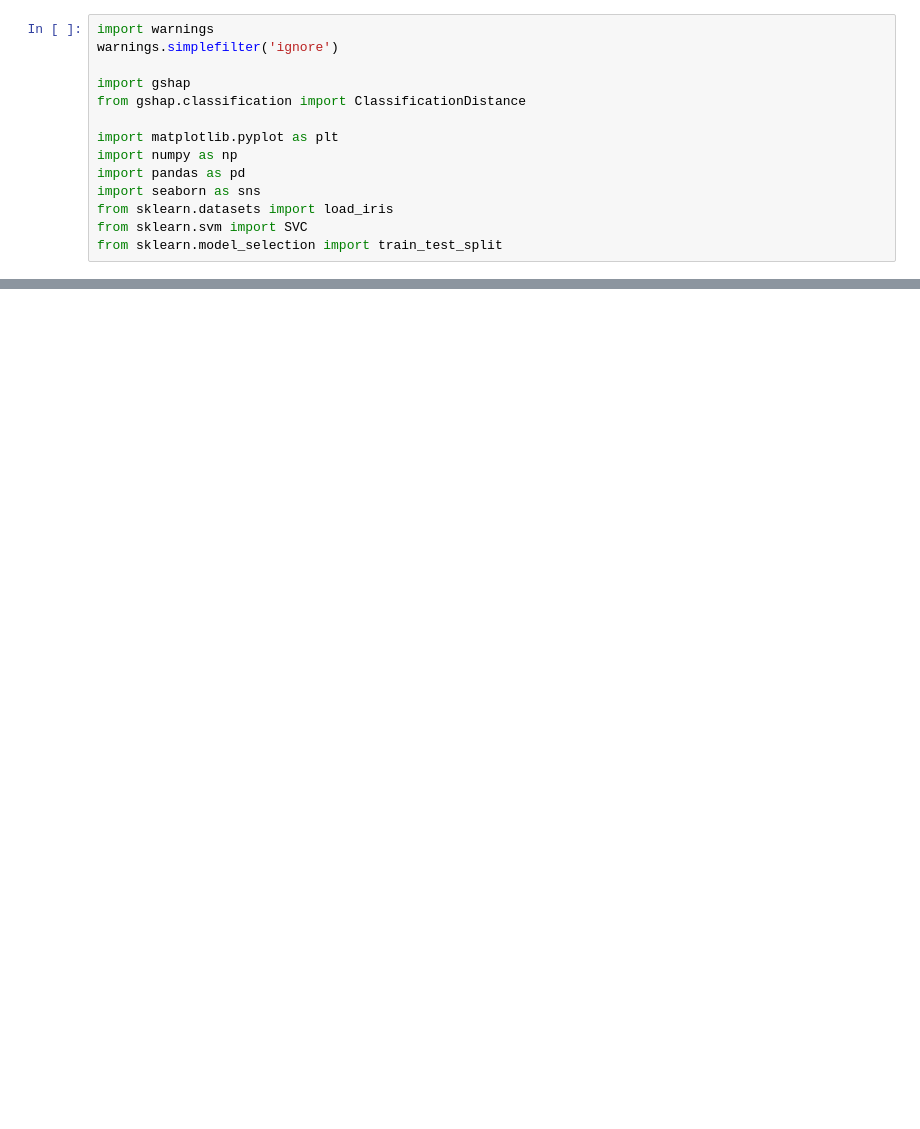
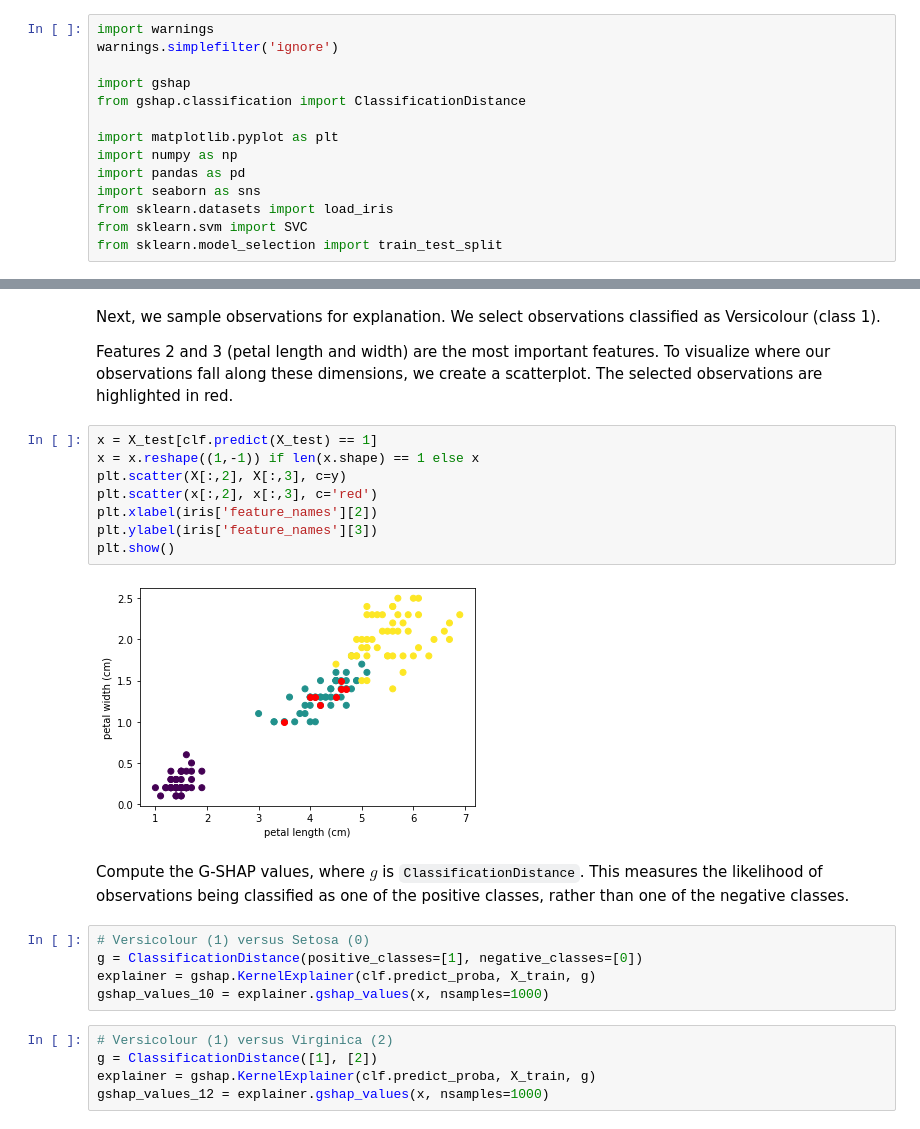
Before and after one commit to dsbowen/gshap, a Jupyter notebook: classification.ipynb, the cells around one changed output, grey strips where cells are left out. Cells and saved outputs as stored; diff of their text form; blank space fills up the shorter version.

Commit message:
cleaned classification distance

```diff
--- a/classification.ipynb
+++ b/classification.ipynb
@@ -124,0 +39,26 @@ Feature importances sum to total:  46.53
+# %% [markdown]
+Next, we sample observations for explanation. We select observations classified as Versicolour (class 1).
+
+Features 2 and 3 (petal length and width) are the most important features. To visualize where our observations fall along these dimensions, we create a scatterplot. The selected observations are highlighted in red.
+# %%
+x = X_test[clf.predict(X_test) == 1]
+x = x.reshape((1,-1)) if len(x.shape) == 1 else x
+plt.scatter(X[:,2], X[:,3], c=y)
+plt.scatter(x[:,2], x[:,3], c='red')
+plt.xlabel(iris['feature_names'][2])
+plt.ylabel(iris['feature_names'][3])
+plt.show()
+# %% [output]
+[figure, added]
+# %% [markdown]
+Compute the G-SHAP values, where $g$ is `ClassificationDistance`. This measures the likelihood of observations being classified as one of the positive classes, rather than one of the negative classes.
+# %%
+# Versicolour (1) versus Setosa (0)
+g = ClassificationDistance(positive_classes=[1], negative_classes=[0])
+explainer = gshap.KernelExplainer(clf.predict_proba, X_train, g)
+gshap_values_10 = explainer.gshap_values(x, nsamples=1000)
+# %%
+# Versicolour (1) versus Virginica (2)
+g = ClassificationDistance([1], [2])
+explainer = gshap.KernelExplainer(clf.predict_proba, X_train, g)
+gshap_values_12 = explainer.gshap_values(x, nsamples=1000)
```
Also changed, not shown: parts of 8 cells of this notebook, 2 other files.
